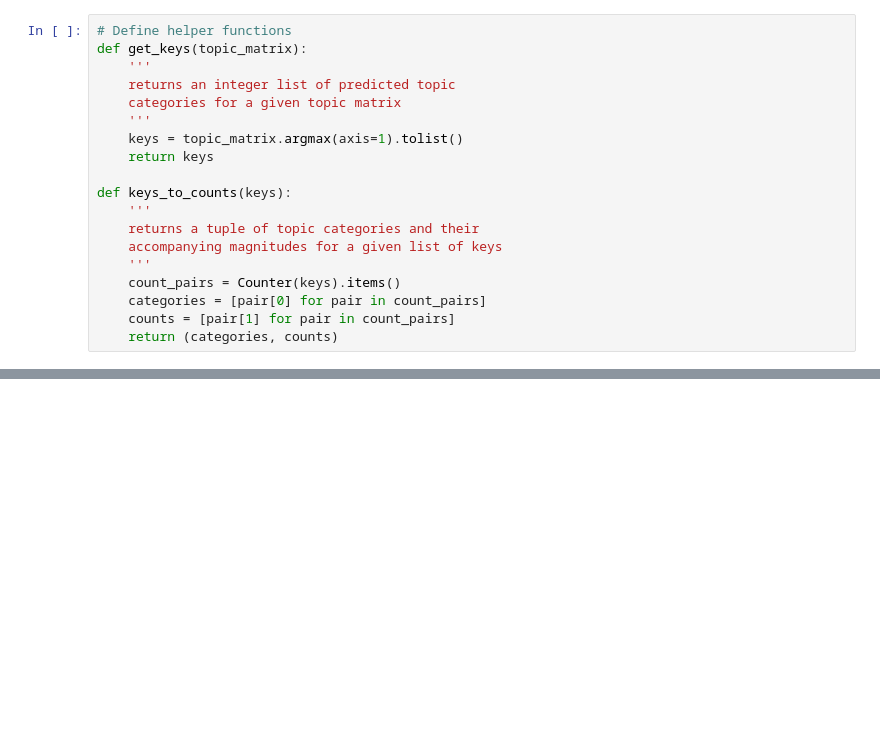
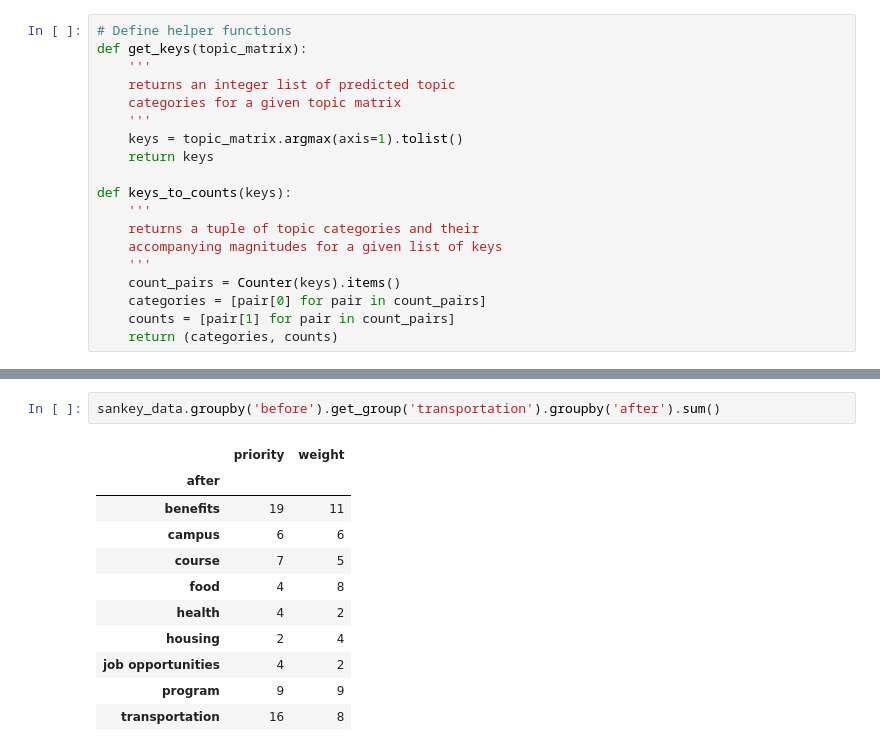
Before and after one commit to qingqingye/6607-project-, a Jupyter notebook: dataclean_lda_6607project.ipynb, the cells around one changed output, grey strips where cells are left out. Cells and saved outputs as stored; diff of their text form; blank space fills up the shorter version.

```diff
--- a/dataclean_lda_6607project.ipynb
+++ b/dataclean_lda_6607project.ipynb
@@ -212,0 +357,14 @@ Topic 15:  campus increase safety activities opportunities gta gra students
+# %%
+sankey_data.groupby('before').get_group('transportation').groupby('after').sum()
+# %% [output]
+|  | priority | weight |
+| after |  |  |
+| benefits | 19 | 11 |
+| campus | 6 | 6 |
+| course | 7 | 5 |
+| food | 4 | 8 |
+| health | 4 | 2 |
+| housing | 2 | 4 |
+| job opportunities | 4 | 2 |
+| program | 9 | 9 |
+| transportation | 16 | 8 |
```
Also changed, not shown: parts of 19 cells of this notebook.
